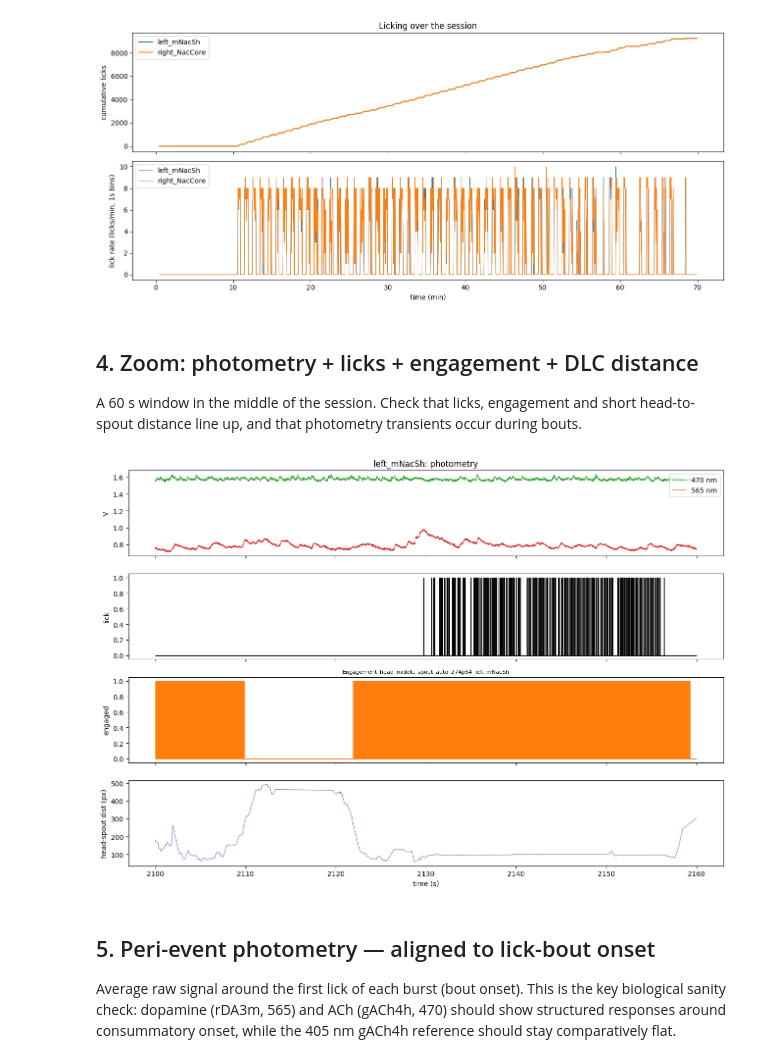
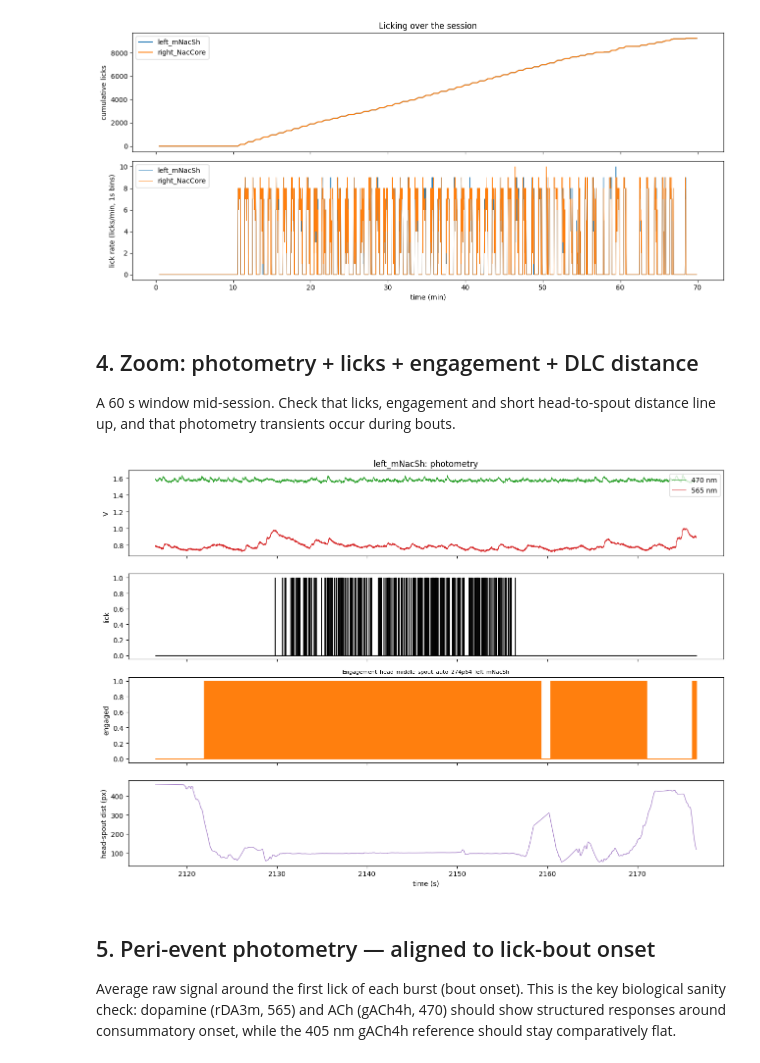
Before and after one commit to calderast/berke_sham_feeding_to_nwb, a Jupyter notebook: verify_nwb.ipynb, the cells around one changed output. Cells and saved outputs as stored; diff of their text form; code cells hidden in the pictures.

```diff
--- a/verify_nwb.ipynb
+++ b/verify_nwb.ipynb
@@ -97,13 +101,11 @@ Downsampled purely for plotting speed. Expect slow photobleaching decay; the 405
 # %%
-ds = 20  # plot every 20th sample (~4.3 Hz)
 fig, axes = plt.subplots(len(SIDES), 1, figsize=(13, 6), sharex=True)
-for ax, side in zip(axes, SIDES):
-    for wl in (470, 565, 405):
-        ts = nwb.acquisition[f"raw_{wl}_{side}"]
-        t = tvec(ts)[::ds]
-        ax.plot(t / 60, ts.data[::ds], color=WL_COLORS[wl], lw=0.6, label=f"{wl} nm")
-    ax.set_title(f"Raw photometry — {side}")
-    ax.set_ylabel("V")
+for ax, side_label in zip(axes, SIDES):
+    for wavelength in (470, 565, 405):
+        photometry = nwb.acquisition[f"raw_{wavelength}_{side_label}"]
+        ax.plot(time_vector(photometry) / 60, photometry.data[:],
+                color=WAVELENGTH_COLORS[wavelength], lw=0.6, label=f"{wavelength} nm")
+    ax.set_title(f"Raw photometry — {side_label}"); ax.set_ylabel("V")
     ax.legend(loc="upper right", ncol=3, fontsize=8)
 axes[-1].set_xlabel("time (min)")
 fig.tight_layout()
@@ -134,37 +136,44 @@ right_NacCore: 74 bursts, mean 301 licks/burst, mean burst dur 18.8 s
 # %% [markdown]
 ## 4. Zoom: photometry + licks + engagement + DLC distance
 
-A 60 s window in the middle of the session. Check that licks, engagement and short head-to-spout distance line up, and that photometry transients occur during bouts.
+A 60 s window mid-session. Check that licks, engagement and short head-to-spout distance line up, and that photometry transients occur during bouts.
 # %%
-side = SIDES[0]
-t_start, t_dur = 35 * 60, 60  # seconds
+side_label = SIDES[0]
+reference = nwb.acquisition[f"raw_470_{side_label}"]
+total_s = reference.data.shape[0] / reference.rate
+zoom_start_s, zoom_duration_s = total_s / 2, 60   # 60 s window centered mid-session
 
-def window(ts, t0, dur):
-    t = tvec(ts)
-    m = (t >= t0) & (t <= t0 + dur)
-    return t[m], np.asarray(ts.data[:])[m]
+
+def window(timeseries, start_s, duration_s):
+    """(times, values) of a TimeSeries within [start_s, start_s + duration_s]."""
+    times = time_vector(timeseries)
+    in_window = (times >= start_s) & (times <= start_s + duration_s)
+    return times[in_window], np.asarray(timeseries.data[:])[in_window]
+
 
 fig, axes = plt.subplots(4, 1, figsize=(13, 9), sharex=True)
 
-for wl in (470, 565):
-    t, y = window(nwb.acquisition[f"raw_{wl}_{side}"], t_start, t_dur)
-    axes[0].plot(t, y, color=WL_COLORS[wl], lw=0.8, label=f"{wl} nm")
-axes[0].set_ylabel("V"); axes[0].legend(loc="upper right"); axes[0].set_title(f"{side}: photometry")
+for wavelength in (470, 565):
+    times, values = window(nwb.acquisition[f"raw_{wavelength}_{side_label}"], zoom_start_s, zoom_duration_s)
+    axes[0].plot(times, values, color=WAVELENGTH_COLORS[wavelength], lw=0.8, label=f"{wavelength} nm")
+axes[0].set_ylabel("V"); axes[0].legend(loc="upper right"); axes[0].set_title(f"{side_label}: photometry")
 
-t, y = window(behavior[f"lick_binary_{side}"], t_start, t_dur)
-axes[1].fill_between(t, 0, np.nan_to_num(y), step="mid", color="k"); axes[1].set_ylabel("lick")
+times, values = window(behavior[f"lick_binary_{side_label}"], zoom_start_s, zoom_duration_s)
+axes[1].fill_between(times, 0, np.nan_to_num(values), step="mid", color="k"); axes[1].set_ylabel("lick")
 
-eng_key = [k for k in behavior.data_interfaces if k.startswith("Engagement") and k.endswith(side) and "auto" in k][0]
-t, y = window(behavior[eng_key], t_start, t_dur)
-axes[2].fill_between(t, 0, y, step="mid", color="tab:orange"); axes[2].set_ylabel("engaged")
-axes[2].set_title(eng_key, fontsize=8)
+# the auto-threshold head-to-spout engagement vector for this side
+engagement_key = [name for name in behavior.data_interfaces
+                  if name.startswith("Engagement") and name.endswith(side_label) and "auto" in name][0]
+times, values = window(behavior[engagement_key], zoom_start_s, zoom_duration_s)
+axes[2].fill_between(times, 0, values, step="mid", color="tab:orange"); axes[2].set_ylabel("engaged")
+axes[2].set_title(engagement_key, fontsize=8)
 
-t, y = window(dlc[f"DLC_Distance_head_middle_spout_{side}"], t_start, t_dur)
-axes[3].plot(t, y, color="tab:purple", lw=0.8)
+times, values = window(dlc[f"DLC_Distance_head_middle_spout_{side_label}"], zoom_start_s, zoom_duration_s)
+axes[3].plot(times, values, color="tab:purple", lw=0.8)
 axes[3].set_ylabel("head-spout dist (px)"); axes[3].set_xlabel("time (s)")
 fig.tight_layout()
 # %% [output]
-[figure, old version]
+[figure, new version]
 # %% [markdown]
 ## 5. Peri-event photometry — aligned to lick-bout onset
 
```
Also changed, not shown: parts of 12 cells of this notebook.
